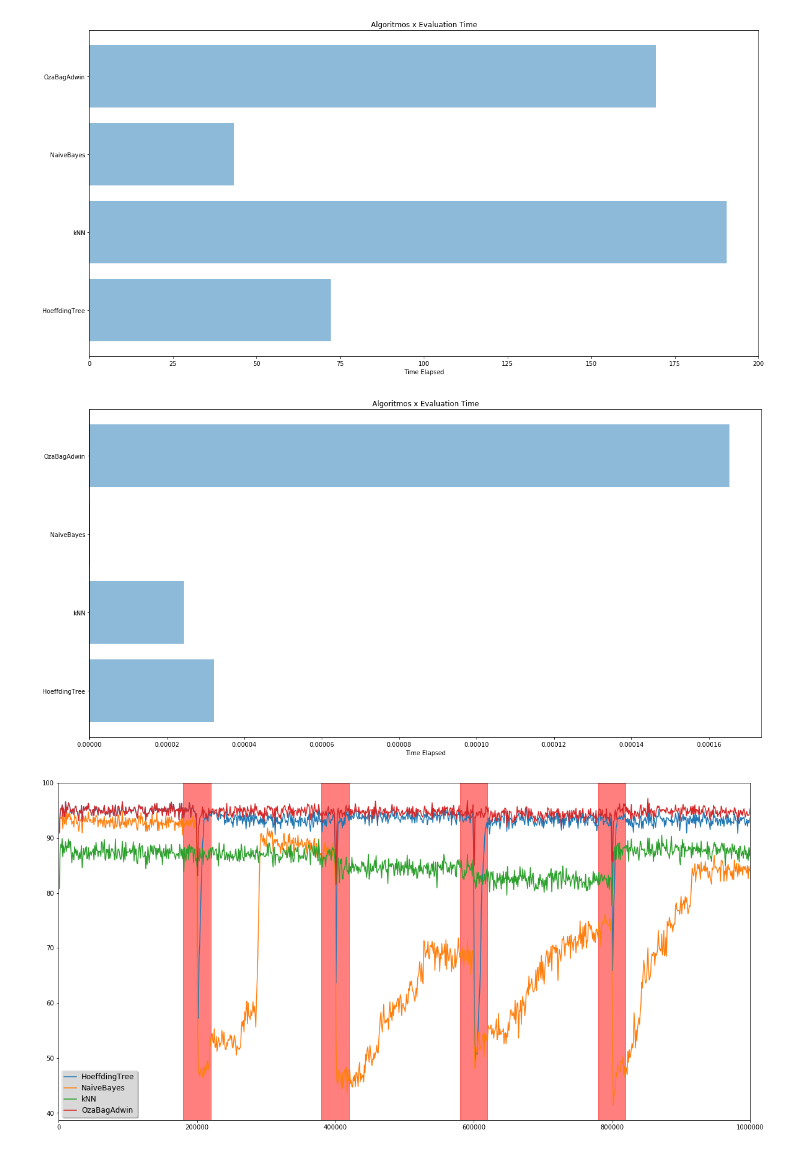
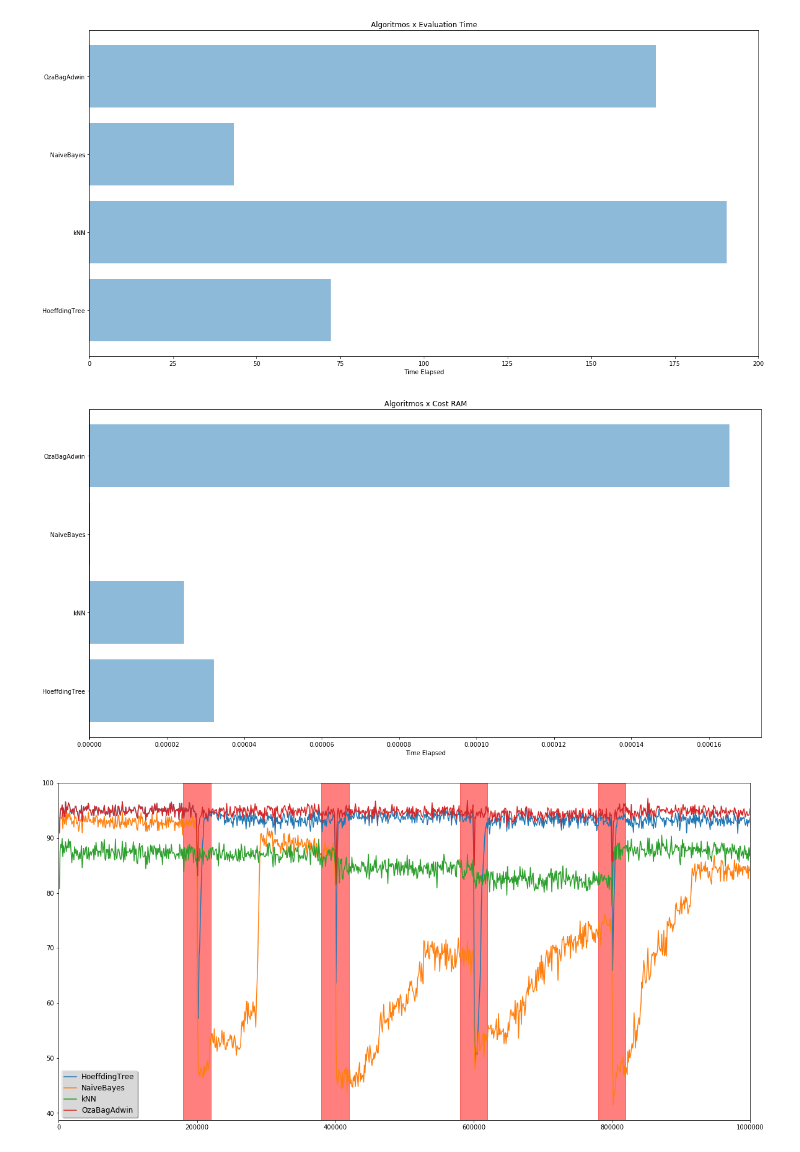
Before and after one commit to Oracy/MOA, a Jupyter notebook: Notebook/Trabalho_Jean.ipynb, the cells around one changed output. Cells and saved outputs as stored; diff of their text form; code cells hidden in the pictures.

```diff
--- a/Notebook/Trabalho_Jean.ipynb
+++ b/Notebook/Trabalho_Jean.ipynb
@@ -266,18 +257,18 @@ plt.show()
 # %%
 # Plotando o gráfico do gerador AssetGenerator.
 cost = (df_Hoeffding_Asset['model cost (RAM-Hours)'].max(), df_kNN_Asset['model cost (RAM-Hours)'].max(), df_Naive_Asset['model cost (RAM-Hours)'].max(), df_Oza_Asset['model cost (RAM-Hours)'].max())
 objects = ('HoeffdingTree', 'kNN', 'NaiveBayes', 'OzaBagAdwin')
 y_pos = np.arange(len(objects))
 plt.figure(figsize=(20,10))
 rect1 = plt.barh(y_pos, cost, align='center', alpha=0.5)
 plt.yticks(y_pos, objects)
 plt.xlabel('Time Elapsed')
-plt.title('Algoritmos x Evaluation Time')
+plt.title('Algoritmos x Cost RAM')
 
 
 plt.show()
 # %% [output]
-[figure, old version]
+[figure, new version]
 # %%
 # Plotando o gráfico do gerador AssetNegotiationNegotiator.
 plt.figure(figsize=(20,10))
```
Also changed, not shown: parts of 35 cells of this notebook, 1 other file.
